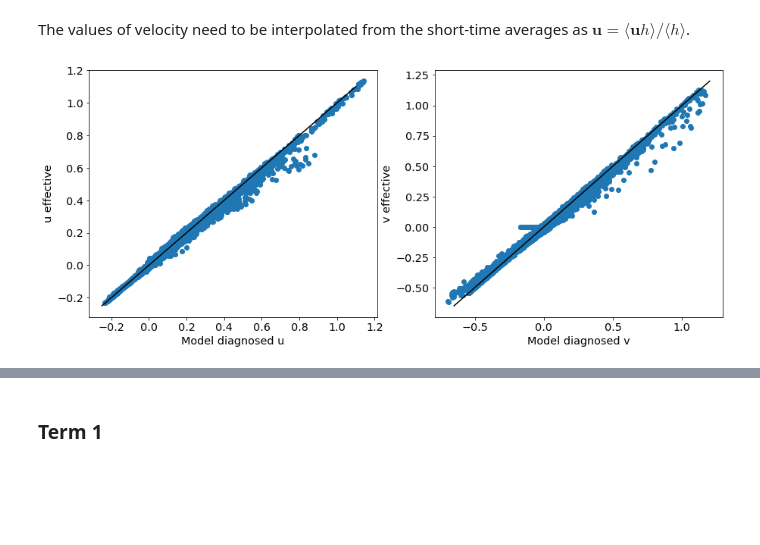
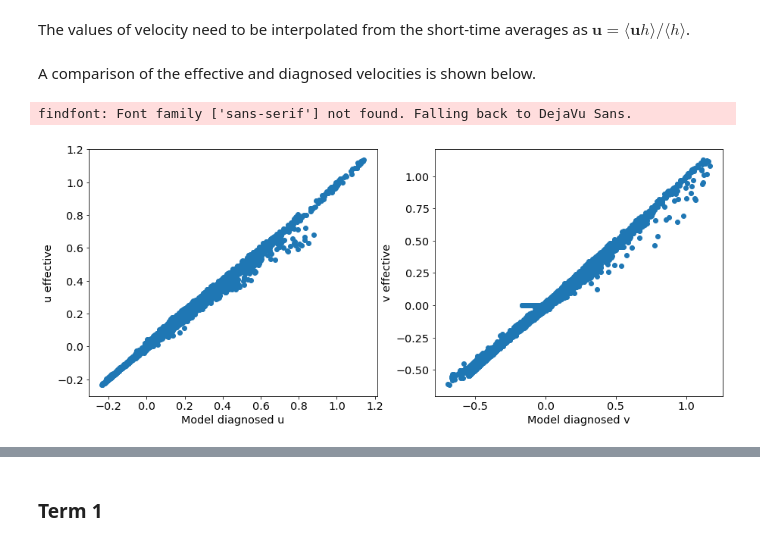
Before and after one commit to ocean-eddy-cpt/NeverWorld2, a Jupyter notebook: A001_27_July_2020_coarsening.ipynb, the cells around one changed output, grey strips where cells are left out. Drawn from its saved outputs; the diff is of its cells as text; code cells hidden in the pictures; blank space fills up the shorter version.

```diff
--- a/A001_27_July_2020_coarsening.ipynb
+++ b/A001_27_July_2020_coarsening.ipynb
@@ -135,6 +135,7 @@ grid = Grid(av, coords={'X': {'center': 'xh', 'outer': 'xq'},
                         'Z': {'center': 'z_l', 'outer': 'z_i'} }, periodic=['X'])
 
 def interp_h_to_u(h):
+    """Interpolate h to the grid points where u is defined"""
     n,layers,ly,lx = h.shape
     h_at_u = np.zeros((n,layers,ly,lx+1))
     h_at_u[:,:,:,1:-1] = (h[:,:,:,:-1] + h[:,:,:,1:])/2
@@ -144,6 +145,7 @@ def interp_h_to_u(h):
     return h_at_u
 
 def interp_h_to_v(h):
+    """Interpolate h to the grid points where v is defined"""
     n,layers,ly,lx = h.shape
     h_at_v = np.zeros((n,layers,ly+1,lx))
     h_at_v[:,:,1:-1,:] = (h[:,:,:-1,:] + h[:,:,1:,:])/2
@@ -156,13 +158,11 @@ def interp_h_to_v(h):
 h_at_u = interp_h_to_u(av.h.values.astype(float)) # m
 u_eff = (av.uh.astype(float))/(h_at_u + 1e-20) # m^2/s (divide by st.dyCu to get the right units)
 u_lm = lm.u.sel(time=slice(start_time,end_time)).values[:,layer_no].astype(float).mean(axis=0)
-# hu_eddy = av.uh.mean(axis=0) - h_at_u.mean(axis=0)*u_eff.mean(axis=0)*st.dyCu
 
 # h_at_v = grid.interp(av.h, axis='Y',boundary='fill') # m
 h_at_v = interp_h_to_v(av.h.values.astype(float))
 v_eff = (av.vh.astype(float))/(h_at_v + 1e-20) # m^2/s (divide by st.dxCv to get the right units)
 v_lm = lm.v.sel(time=slice(start_time,end_time)).values[:,layer_no].astype(float).mean(axis=0)
-# hv_eddy = av.vh.mean(axis=0) - h_at_v.mean(axis=0)*v_eff.mean(axis=0)*st.dxCv
 
 h_temp = av.h.sel(time=slice(start_time,end_time)).astype(float) # m
 uh_temp = av.uh.sel(time=slice(start_time,end_time)).astype(float) # m^3/s
@@ -176,26 +176,29 @@ uh_fine = uh_temp[:,layer_no].mean(axis=0) # m^3/s
 vh_fine = vh_temp[:,layer_no].mean(axis=0) # m^3/s
 u_fine = u_temp[:,layer_no].mean(axis=0) # m^2/s
 v_fine = v_temp[:,layer_no].mean(axis=0) # m^2/s
+# %% [markdown]
+A comparison of the effective and diagnosed velocities is shown below.
 # %%
 u1 = u_lm
 u2 = u_fine.values/st.dyCu
 
 v1 = v_lm
 v2 = v_fine.values/st.dxCv
 
 plt.figure(figsize=(15,6))
 plt.subplot(1,2,1)
 plt.scatter(u1,u2)
-plt.plot([-0.25,1.1],[-0.25,1.1],'k-')
+# plt.plot([-np.nanmin(u1),np.nanmax(u1)],[-np.nanmin(u1),np.nanmax(u1)],'k-')
 plt.xlabel('Model diagnosed u')
 plt.ylabel('u effective')
 
 plt.subplot(1,2,2)
 plt.scatter(v1,v2)
-plt.plot([-0.65,1.2],[-0.65,1.2],'k-')
+# plt.plot([-np.nanmin(v1),np.nanmax(v1)],[-np.nanmin(v1),np.nanmax(v1)],'k-')
 plt.xlabel('Model diagnosed v')
 plt.ylabel('v effective')
 
 plt.savefig('scatter_u_layer_%i_start_time_%i_days_tau_%i_days.png' % (layer_no,start_time,tau/86400), dpi=200,bbox_inches='tight',pad_inches=0)
 # %% [output]
+findfont: Font family ['sans-serif'] not found. Falling back to DejaVu Sans.
-[figure, old version]
+[figure, new version]
```
Also changed, not shown: parts of 15 cells of this notebook.
